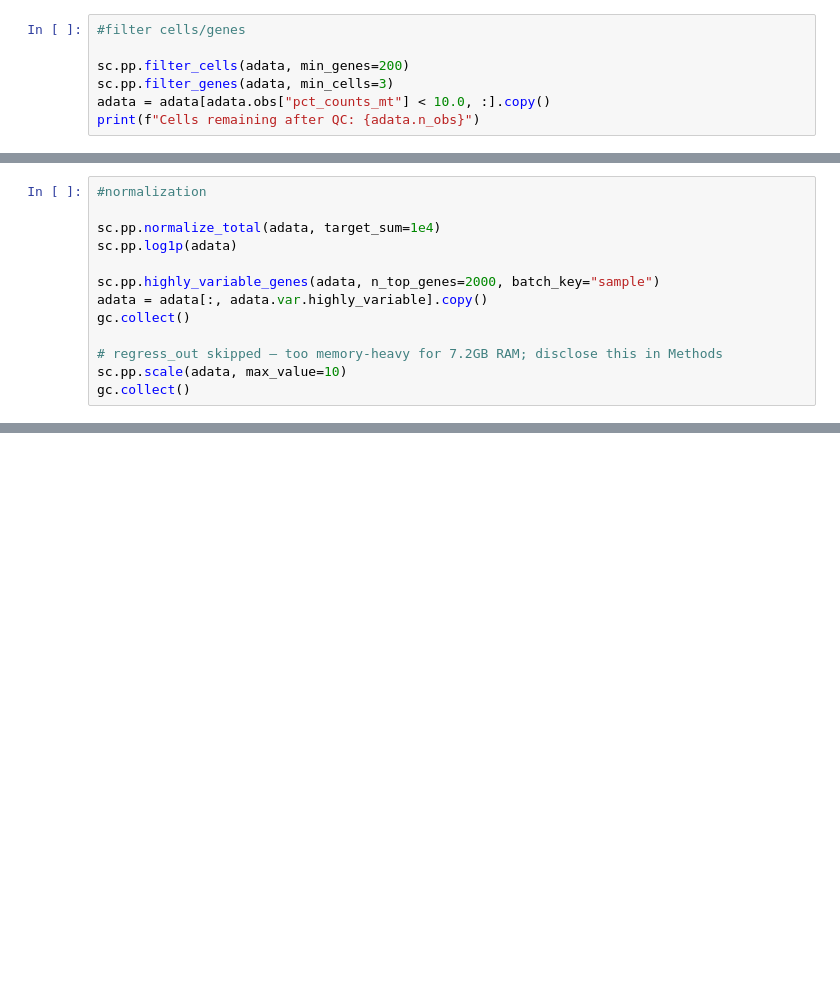
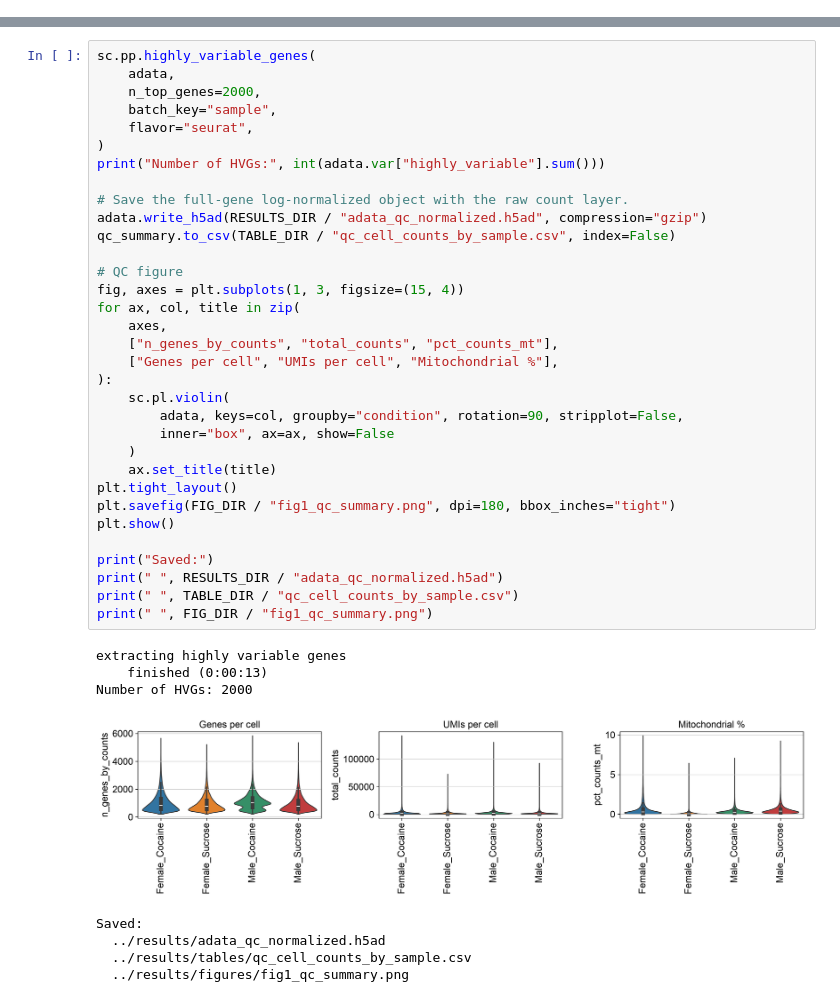
Before and after one commit to tanvirahmed-dr/scproject2-drosophila-brain, a Jupyter notebook: notebooks/01_data_loading_qc.ipynb, the cells around one changed output, grey strips where cells are left out. Saved outputs shown, nothing was run; the diff lists cells and outputs as text; blank space fills up the shorter version.

```diff
--- a/notebooks/01_data_loading_qc.ipynb
+++ b/notebooks/01_data_loading_qc.ipynb
@@ -92,7 +0,0 @@ WARNING: saving figure to file ../results/figures/violin_qc_violin.png
-# %%
-#filter cells/genes
-
-sc.pp.filter_cells(adata, min_genes=200)
-sc.pp.filter_genes(adata, min_cells=3)
-adata = adata[adata.obs["pct_counts_mt"] < 10.0, :].copy()
-print(f"Cells remaining after QC: {adata.n_obs}")
@@ -101,13 +0,0 @@ Cells remaining after QC: 88923
-# %%
-#normalization
-
-sc.pp.normalize_total(adata, target_sum=1e4)
-sc.pp.log1p(adata)
-
-sc.pp.highly_variable_genes(adata, n_top_genes=2000, batch_key="sample")
-adata = adata[:, adata.var.highly_variable].copy()
-gc.collect()
-
-# regress_out skipped — too memory-heavy for 7.2GB RAM; disclose this in Methods
-sc.pp.scale(adata, max_value=10)
-gc.collect()
@@ -126,0 +534,42 @@ adata.write("../results/adata_qc_normalized.h5ad")
+# %%
+sc.pp.highly_variable_genes(
+    adata,
+    n_top_genes=2000,
+    batch_key="sample",
+    flavor="seurat",
+)
+print("Number of HVGs:", int(adata.var["highly_variable"].sum()))
+
+# Save the full-gene log-normalized object with the raw count layer.
+adata.write_h5ad(RESULTS_DIR / "adata_qc_normalized.h5ad", compression="gzip")
+qc_summary.to_csv(TABLE_DIR / "qc_cell_counts_by_sample.csv", index=False)
+
+# QC figure
+fig, axes = plt.subplots(1, 3, figsize=(15, 4))
+for ax, col, title in zip(
+    axes,
+    ["n_genes_by_counts", "total_counts", "pct_counts_mt"],
+    ["Genes per cell", "UMIs per cell", "Mitochondrial %"],
+):
+    sc.pl.violin(
+        adata, keys=col, groupby="condition", rotation=90, stripplot=False,
+        inner="box", ax=ax, show=False
+    )
+    ax.set_title(title)
+plt.tight_layout()
+plt.savefig(FIG_DIR / "fig1_qc_summary.png", dpi=180, bbox_inches="tight")
+plt.show()
+
+print("Saved:")
+print(" ", RESULTS_DIR / "adata_qc_normalized.h5ad")
+print(" ", TABLE_DIR / "qc_cell_counts_by_sample.csv")
+print(" ", FIG_DIR / "fig1_qc_summary.png")
+# %% [output]
+extracting highly variable genes
+    finished (0:00:13)
+Number of HVGs: 2000
+[figure, added]
+Saved:
+  ../results/adata_qc_normalized.h5ad
+  ../results/tables/qc_cell_counts_by_sample.csv
+  ../results/figures/fig1_qc_summary.png
```
Also changed, not shown: parts of 18 cells of this notebook, 39 other files.
